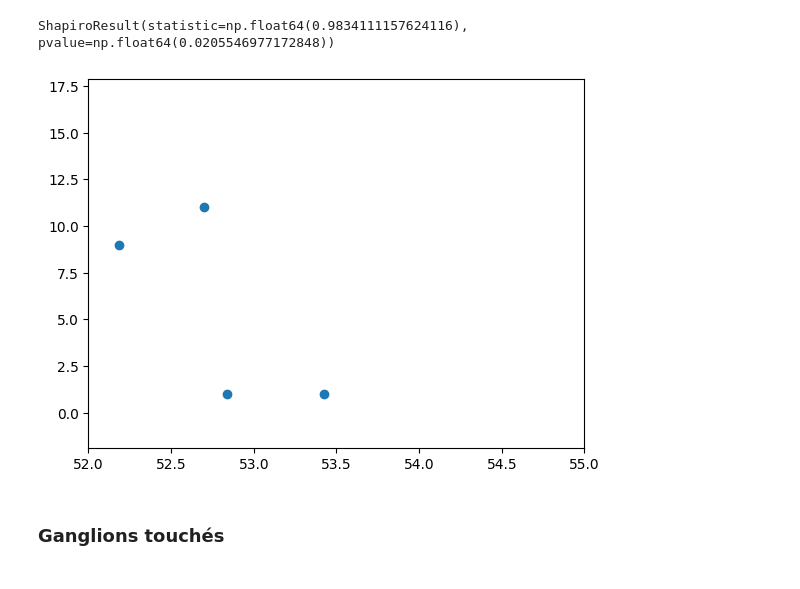
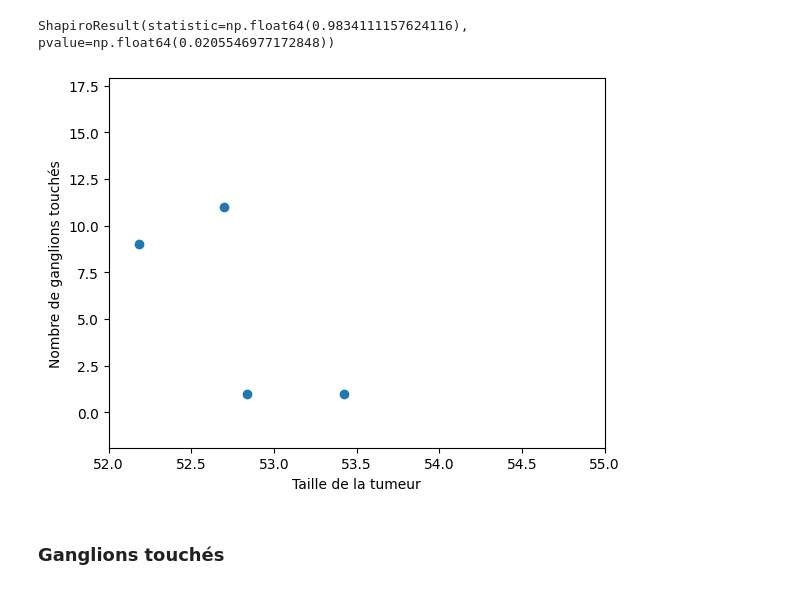
Before and after one commit to dev-byTN/Cancer_Model-Project, a Jupyter notebook: Python_Analysis.ipynb, the cells around one changed output. Cells and saved outputs as stored; diff of their text form; code cells hidden in the pictures.

```diff
--- a/Python_Analysis.ipynb
+++ b/Python_Analysis.ipynb
@@ -185,9 +188,11 @@ ShapiroResult(statistic=np.float64(0.9834111157624116), pvalue=np.float64(0.0205
 # %%
 plt.scatter(dt["Taille_tumeur"], dt["Ganglions_touches"])
 plt.xlim(52,55)
+plt.xlabel("Taille de la tumeur")
+plt.ylabel("Nombre de ganglions touchés")
 plt.show()
 # %% [output]
-[figure, old version]
+[figure, new version]
 # %% [markdown]
 <h3>Ganglions touchés</h3>
 # %%
```
Also changed, not shown: parts of 4 cells of this notebook.
